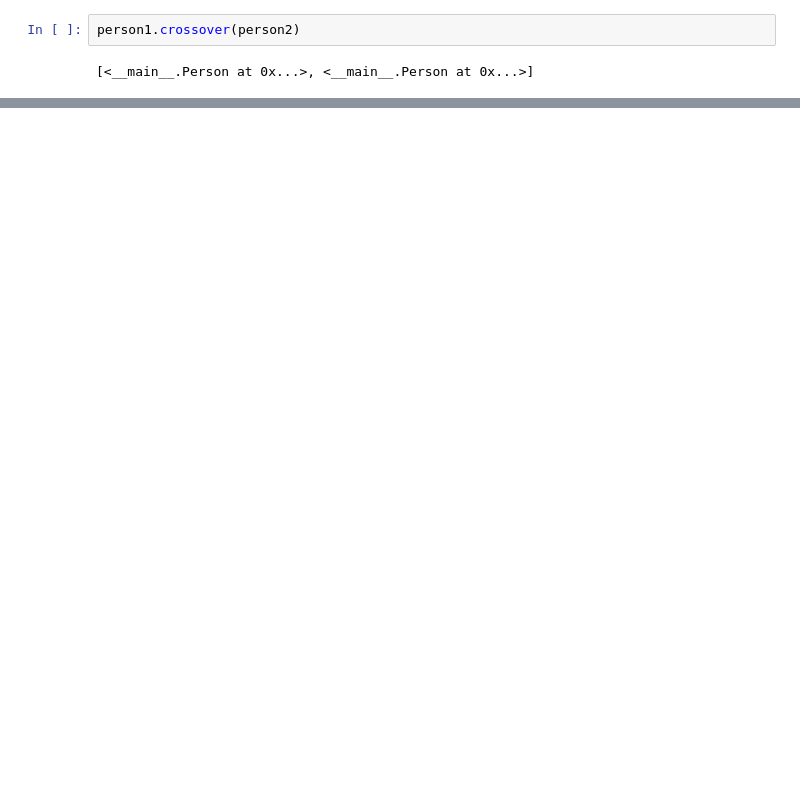
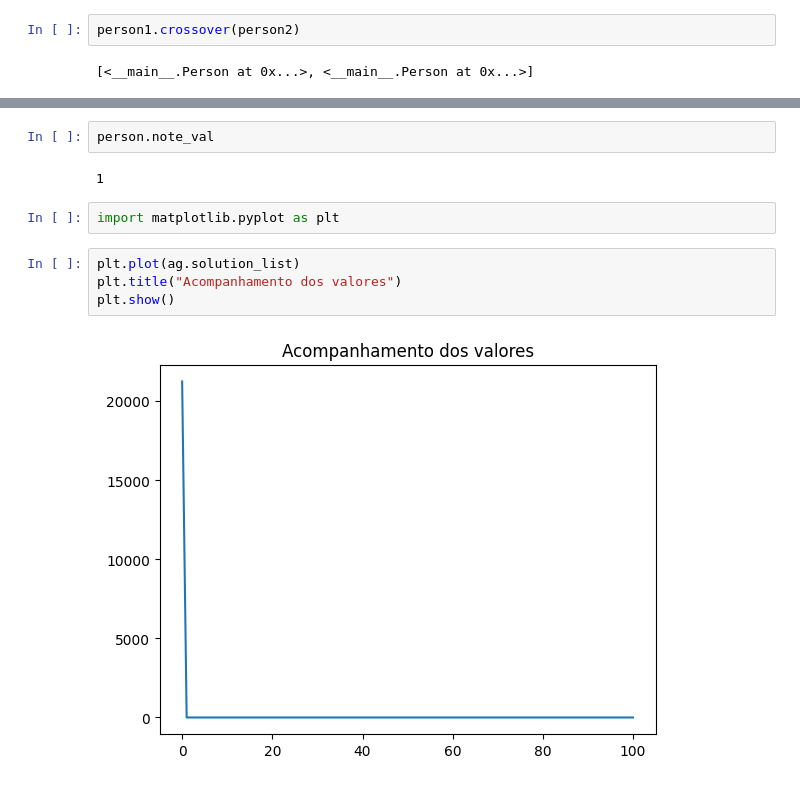
Before and after one commit to MpRonald/Machine-Learning, a Jupyter notebook: Genetic_Algorithm.ipynb, the cells around one changed output, grey strips where cells are left out. Cells and saved outputs as stored; diff of their text form; blank space fills up the shorter version.

```diff
--- a/Genetic_Algorithm.ipynb
+++ b/Genetic_Algorithm.ipynb
@@ -227,0 +395,12 @@ Person: 20 | Space: [0.751, 8.99e-05, 0.4, 0.29, 0.2, 0.0035, 0.496, 0.0424, 0.0
+# %%
+person.note_val
+# %% [output]
+1
+# %%
+import matplotlib.pyplot as plt
+# %%
+plt.plot(ag.solution_list)
+plt.title("Acompanhamento dos valores")
+plt.show()
+# %% [output]
+[figure, added]
```
Also changed, not shown: parts of 16 cells of this notebook, 1 other file.
